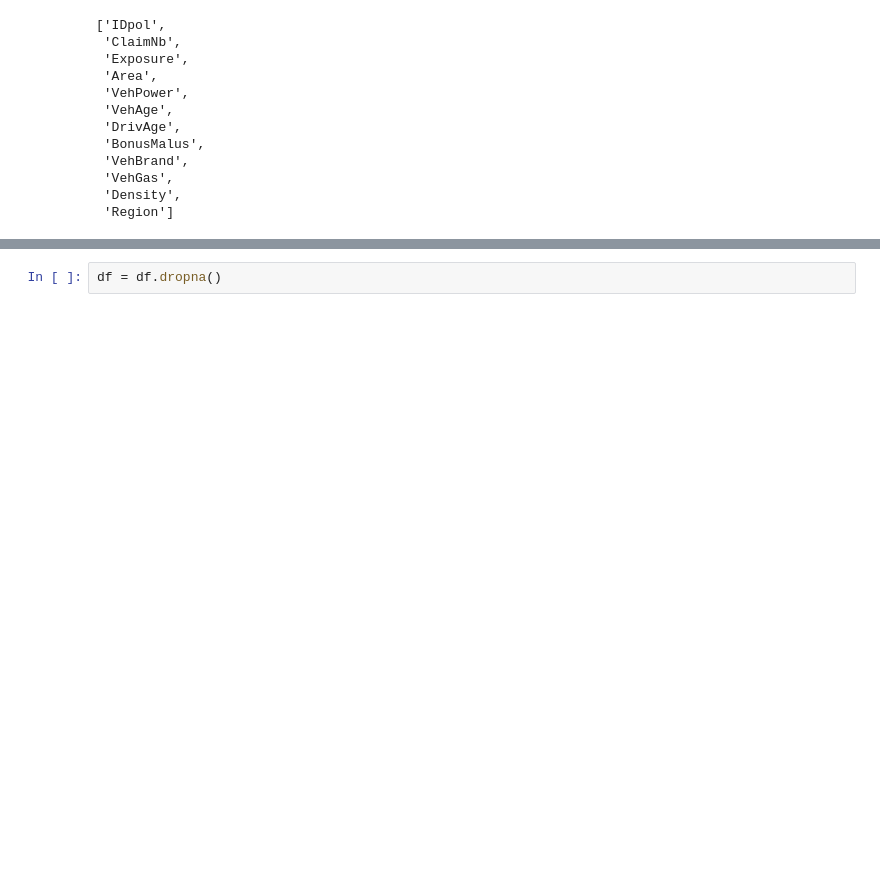
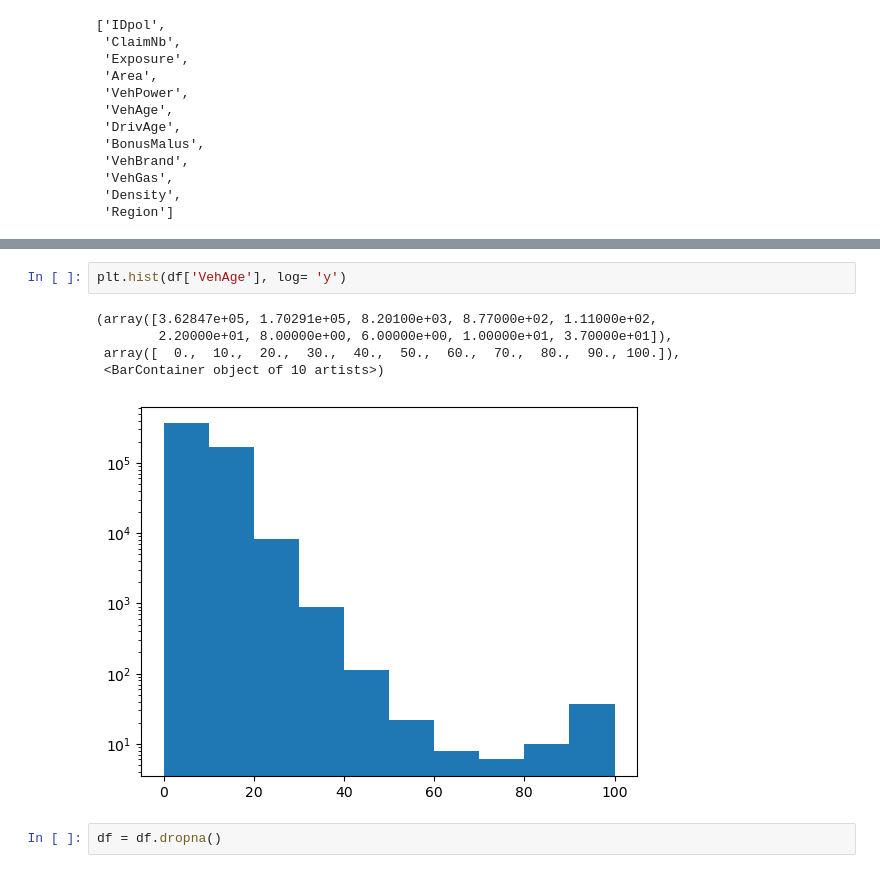
Before and after one commit to radostboyadzhieva/Machine-Learning-Project, a Jupyter notebook: EDA.ipynb, the cells around one changed output, grey strips where cells are left out. Saved outputs shown, nothing was run; the diff lists cells and outputs as text; blank space fills up the shorter version.

```diff
--- a/EDA.ipynb
+++ b/EDA.ipynb
@@ -60,3 +41,11 @@ df.shape
+# %%
+plt.hist(df['VehAge'], log= 'y')
+# %% [output]
+(array([3.62847e+05, 1.70291e+05, 8.20100e+03, 8.77000e+02, 1.11000e+02,
+        2.20000e+01, 8.00000e+00, 6.00000e+00, 1.00000e+01, 3.70000e+01]),
+ array([  0.,  10.,  20.,  30.,  40.,  50.,  60.,  70.,  80.,  90., 100.]),
+ <BarContainer object of 10 artists>)
+[figure, added]
 # %%
 df = df.dropna()
 # %%
```
Also changed, not shown: parts of 14 cells of this notebook, 1 other file.
